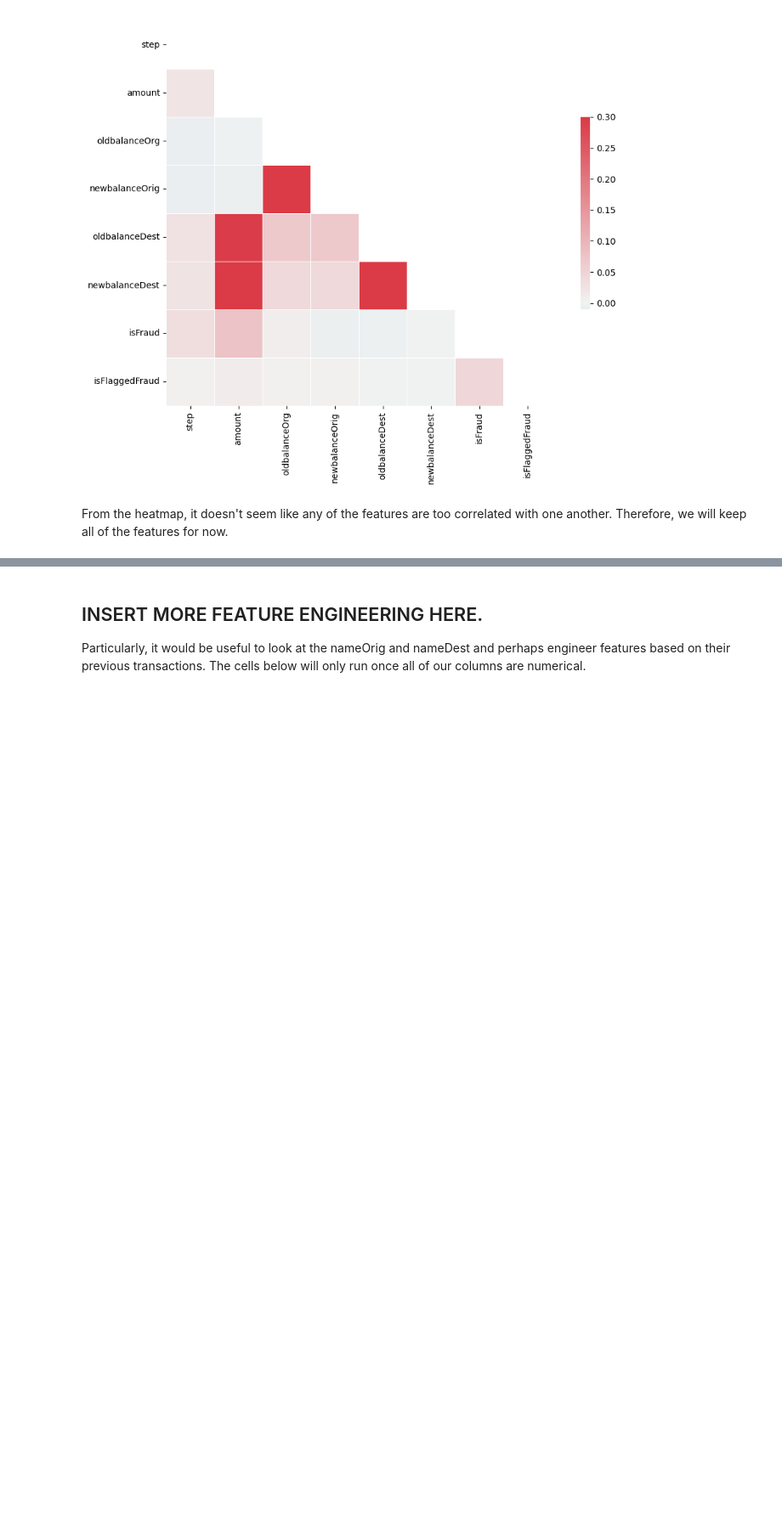
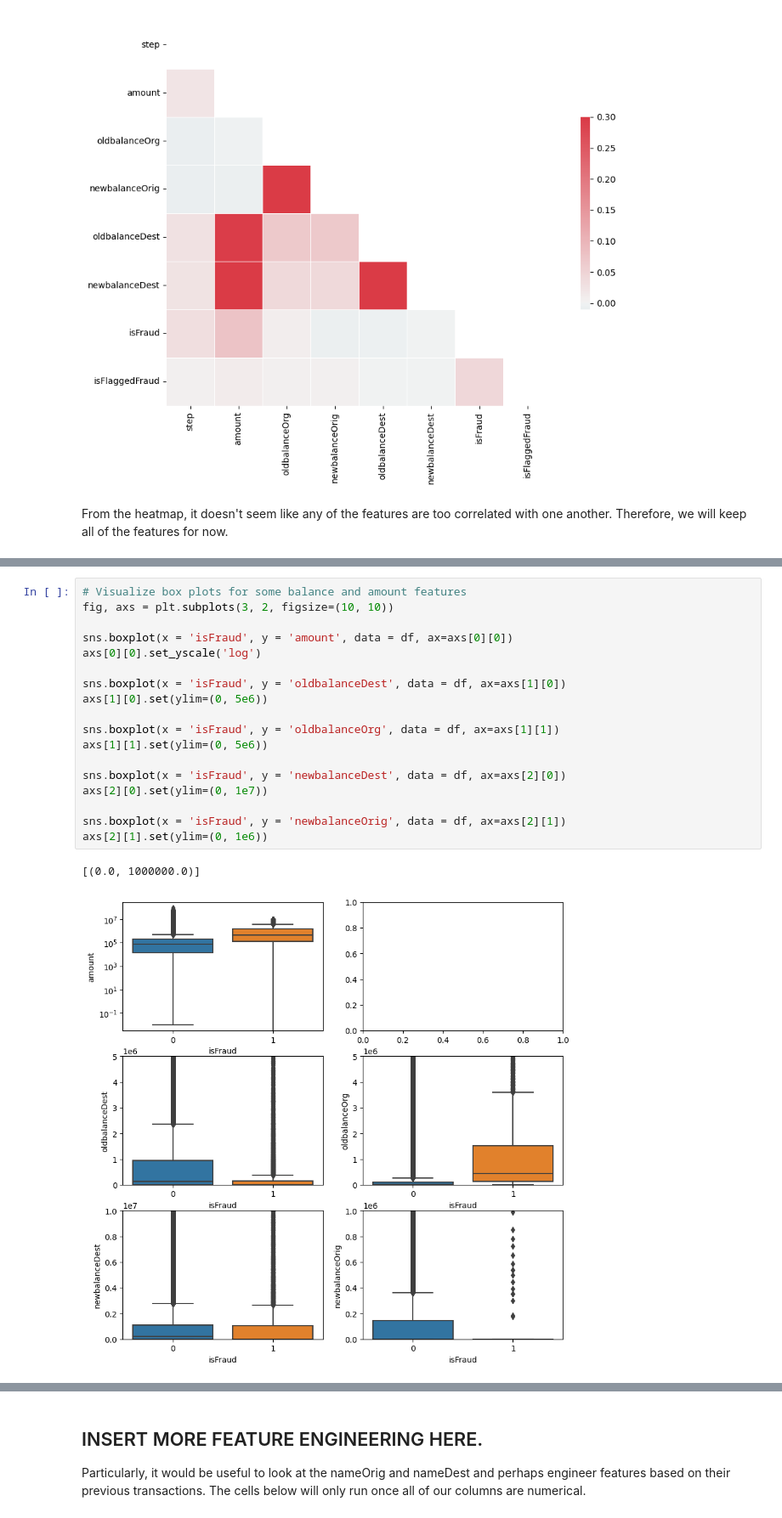
Before and after one commit to judymao/fintech, a Jupyter notebook: EDA.ipynb, the cells around one changed output, grey strips where cells are left out. Shown at 85% size. Drawn from its saved outputs; the diff is of its cells as text; blank space fills up the shorter version.

```diff
--- a/EDA.ipynb
+++ b/EDA.ipynb
@@ -115,0 +230,21 @@ X
+# %%
+# Visualize box plots for some balance and amount features
+fig, axs = plt.subplots(3, 2, figsize=(10, 10))
+
+sns.boxplot(x = 'isFraud', y = 'amount', data = df, ax=axs[0][0])
+axs[0][0].set_yscale('log')
+
+sns.boxplot(x = 'isFraud', y = 'oldbalanceDest', data = df, ax=axs[1][0])
+axs[1][0].set(ylim=(0, 5e6))
+
+sns.boxplot(x = 'isFraud', y = 'oldbalanceOrg', data = df, ax=axs[1][1])
+axs[1][1].set(ylim=(0, 5e6))
+
+sns.boxplot(x = 'isFraud', y = 'newbalanceDest', data = df, ax=axs[2][0])
+axs[2][0].set(ylim=(0, 1e7))
+
+sns.boxplot(x = 'isFraud', y = 'newbalanceOrig', data = df, ax=axs[2][1])
+axs[2][1].set(ylim=(0, 1e6))
+# %% [output]
+[(0.0, 1000000.0)]
+[figure, added]
```
Also changed, not shown: parts of 28 cells of this notebook.
